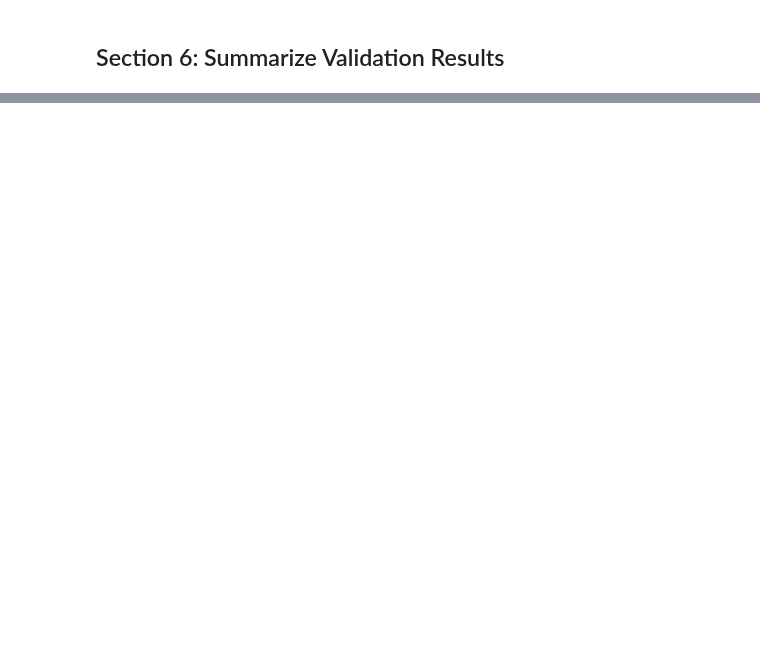
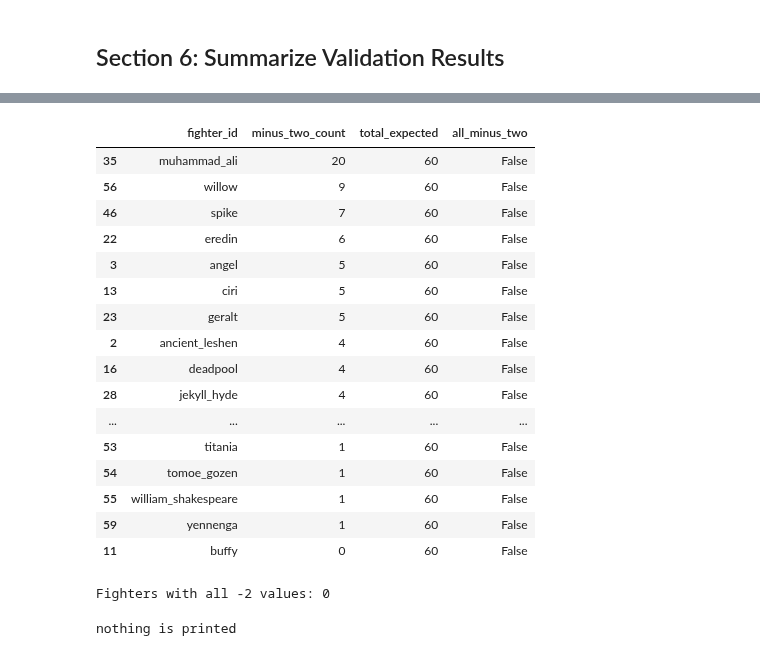
Before and after one commit to moudimash99/unmatched_matcher, a Jupyter notebook: scripts/verify_merged_win_pct.ipynb, the cells around one changed output, grey strips where cells are left out. Saved outputs shown, nothing was run; the diff lists cells and outputs as text; code cells hidden in the pictures; blank space fills up the shorter version.

```diff
--- a/scripts/verify_merged_win_pct.ipynb
+++ b/scripts/verify_merged_win_pct.ipynb
@@ -153,0 +239,72 @@ print("Validation passed:" if validation_passed else "Validation failed:", valid
+# %%
+flag_rows = []
+
+for fighter_id in sorted(canonical_fighter_set):
+    opponent_map = merged_win_pct.get(fighter_id, {})
+    if not isinstance(opponent_map, dict):
+        opponent_map = {}
+
+    expected_opponents = sorted(canonical_fighter_set)
+    values = [opponent_map.get(opponent_id) for opponent_id in expected_opponents]
+    minus_two_count = sum(value == -2 for value in values)
+    total_expected = len(expected_opponents)
+
+    flag_rows.append({
+        "fighter_id": fighter_id,
+        "minus_two_count": minus_two_count,
+        "total_expected": total_expected,
+        "all_minus_two": minus_two_count == total_expected,
+    })
+
+flag_df = pd.DataFrame(flag_rows).sort_values(
+    ["all_minus_two", "minus_two_count", "fighter_id"],
+    ascending=[False, False, True],
+)
+
+display(flag_df)
+
+flagged_fighters = flag_df.loc[flag_df["all_minus_two"], "fighter_id"].tolist()
+print(f"Fighters with all -2 values: {len(flagged_fighters)}")
+if flagged_fighters:
+    print("Flagged fighters:", flagged_fighters)
+# %% [output]
+|  | fighter_id | minus_two_count | total_expected | all_minus_two |
+| 35 | muhammad_ali | 20 | 60 | False |
+| 56 | willow | 9 | 60 | False |
+| 46 | spike | 7 | 60 | False |
+| 22 | eredin | 6 | 60 | False |
+| 3 | angel | 5 | 60 | False |
+| 13 | ciri | 5 | 60 | False |
+| 23 | geralt | 5 | 60 | False |
+| 2 | ancient_leshen | 4 | 60 | False |
+| 16 | deadpool | 4 | 60 | False |
+| 28 | jekyll_hyde | 4 | 60 | False |
+| ... | ... | ... | ... | ... |
+| 53 | titania | 1 | 60 | False |
+| 54 | tomoe_gozen | 1 | 60 | False |
+| 55 | william_shakespeare | 1 | 60 | False |
+| 59 | yennenga | 1 | 60 | False |
+| 11 | buffy | 0 | 60 | False |
+Fighters with all -2 values: 0
+# %%
+# if there is a fighter that has -2 values with more than 60% also print it as a log
+high_minus_two_df = flag_df.loc[
+    (flag_df["total_expected"] > 0)
+    & ((flag_df["minus_two_count"] / flag_df["total_expected"]) > 0.60)
+].copy()
+
+if not high_minus_two_df.empty:
+    high_minus_two_df["minus_two_ratio"] = (
+        high_minus_two_df["minus_two_count"] / high_minus_two_df["total_expected"]
+    )
+    print(f"Fighters with >60% -2 values: {len(high_minus_two_df)}")
+    for _, row in high_minus_two_df.sort_values("minus_two_ratio", ascending=False).iterrows():
+        print(
+            f"[HIGH -2] {row['fighter_id']}: "
+            f"{row['minus_two_count']}/{row['total_expected']} "
+            f"({row['minus_two_ratio']:.1%})"
+        )
+else:
+    print("nothing is printed")
+# %% [output]
+nothing is printed
```
Also changed, not shown: parts of 6 cells of this notebook, 4 other files.
